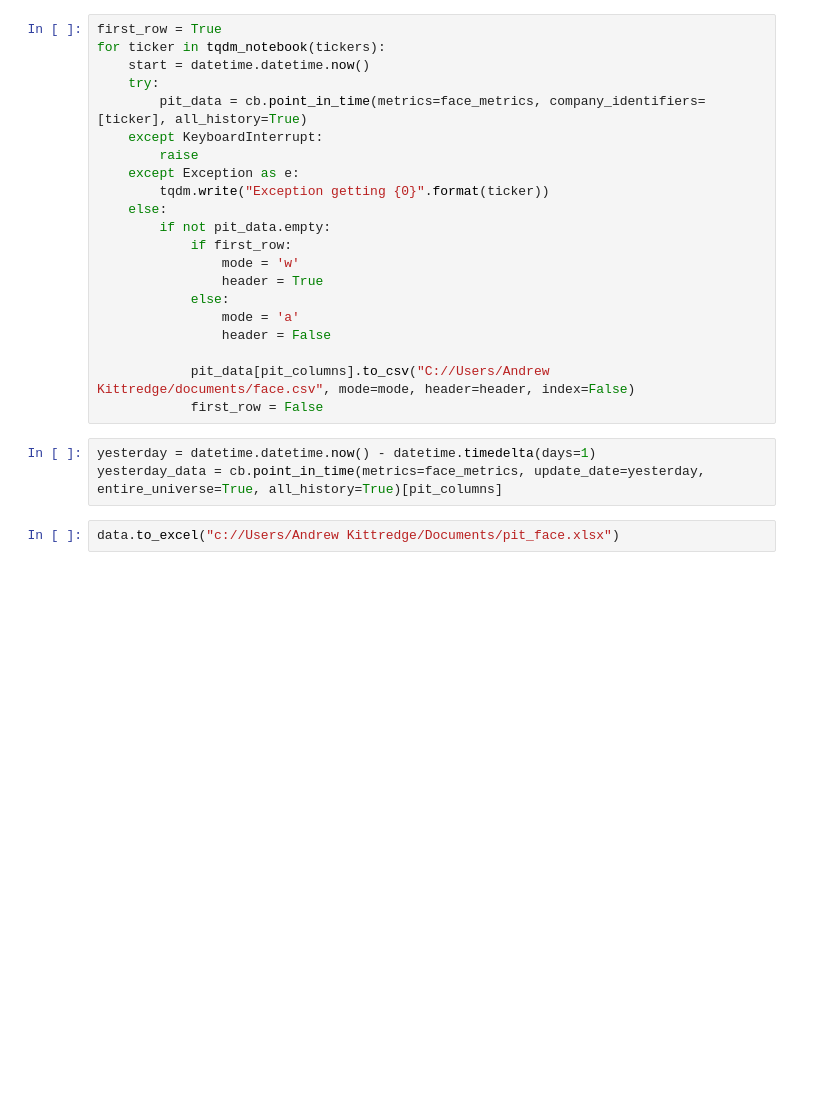
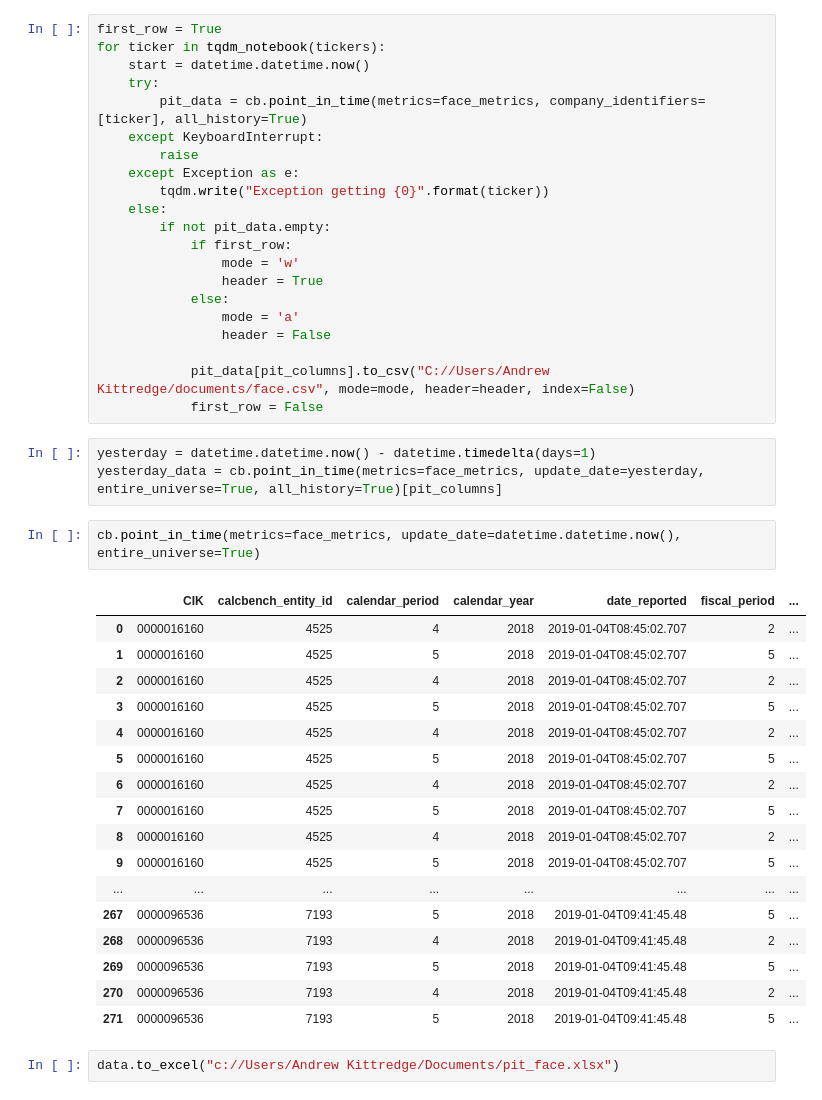
Before and after one commit to calcbench/notebooks, a Jupyter notebook: Point_In_Time_Face.ipynb, the cells around one changed output. Cells and saved outputs as stored; diff of their text form; blank space fills up the shorter version.

```diff
--- a/Point_In_Time_Face.ipynb
+++ b/Point_In_Time_Face.ipynb
@@ -34,5 +34,25 @@ for ticker in tqdm_notebook(tickers):
 # %%
 yesterday = datetime.datetime.now() - datetime.timedelta(days=1)
 yesterday_data = cb.point_in_time(metrics=face_metrics, update_date=yesterday, entire_universe=True, all_history=True)[pit_columns]
+# %%
+cb.point_in_time(metrics=face_metrics, update_date=datetime.datetime.now(), entire_universe=True)
+# %% [output]
+|  | CIK | calcbench_entity_id | calendar_period | calendar_year | date_reported | fiscal_period | ... |
+| 0 | 0000016160 | 4525 | 4 | 2018 | 2019-01-04T08:45:02.707 | 2 | ... |
+| 1 | 0000016160 | 4525 | 5 | 2018 | 2019-01-04T08:45:02.707 | 5 | ... |
+| 2 | 0000016160 | 4525 | 4 | 2018 | 2019-01-04T08:45:02.707 | 2 | ... |
+| 3 | 0000016160 | 4525 | 5 | 2018 | 2019-01-04T08:45:02.707 | 5 | ... |
+| 4 | 0000016160 | 4525 | 4 | 2018 | 2019-01-04T08:45:02.707 | 2 | ... |
+| 5 | 0000016160 | 4525 | 5 | 2018 | 2019-01-04T08:45:02.707 | 5 | ... |
+| 6 | 0000016160 | 4525 | 4 | 2018 | 2019-01-04T08:45:02.707 | 2 | ... |
+| 7 | 0000016160 | 4525 | 5 | 2018 | 2019-01-04T08:45:02.707 | 5 | ... |
+| 8 | 0000016160 | 4525 | 4 | 2018 | 2019-01-04T08:45:02.707 | 2 | ... |
+| 9 | 0000016160 | 4525 | 5 | 2018 | 2019-01-04T08:45:02.707 | 5 | ... |
+| ... | ... | ... | ... | ... | ... | ... | ... |
+| 267 | 0000096536 | 7193 | 5 | 2018 | 2019-01-04T09:41:45.48 | 5 | ... |
+| 268 | 0000096536 | 7193 | 4 | 2018 | 2019-01-04T09:41:45.48 | 2 | ... |
+| 269 | 0000096536 | 7193 | 5 | 2018 | 2019-01-04T09:41:45.48 | 5 | ... |
+| 270 | 0000096536 | 7193 | 4 | 2018 | 2019-01-04T09:41:45.48 | 2 | ... |
+| 271 | 0000096536 | 7193 | 5 | 2018 | 2019-01-04T09:41:45.48 | 5 | ... |
 # %%
 data.to_excel("c://Users/Andrew Kittredge/Documents/pit_face.xlsx")
```
Also changed, not shown: parts of 1 cell of this notebook.
